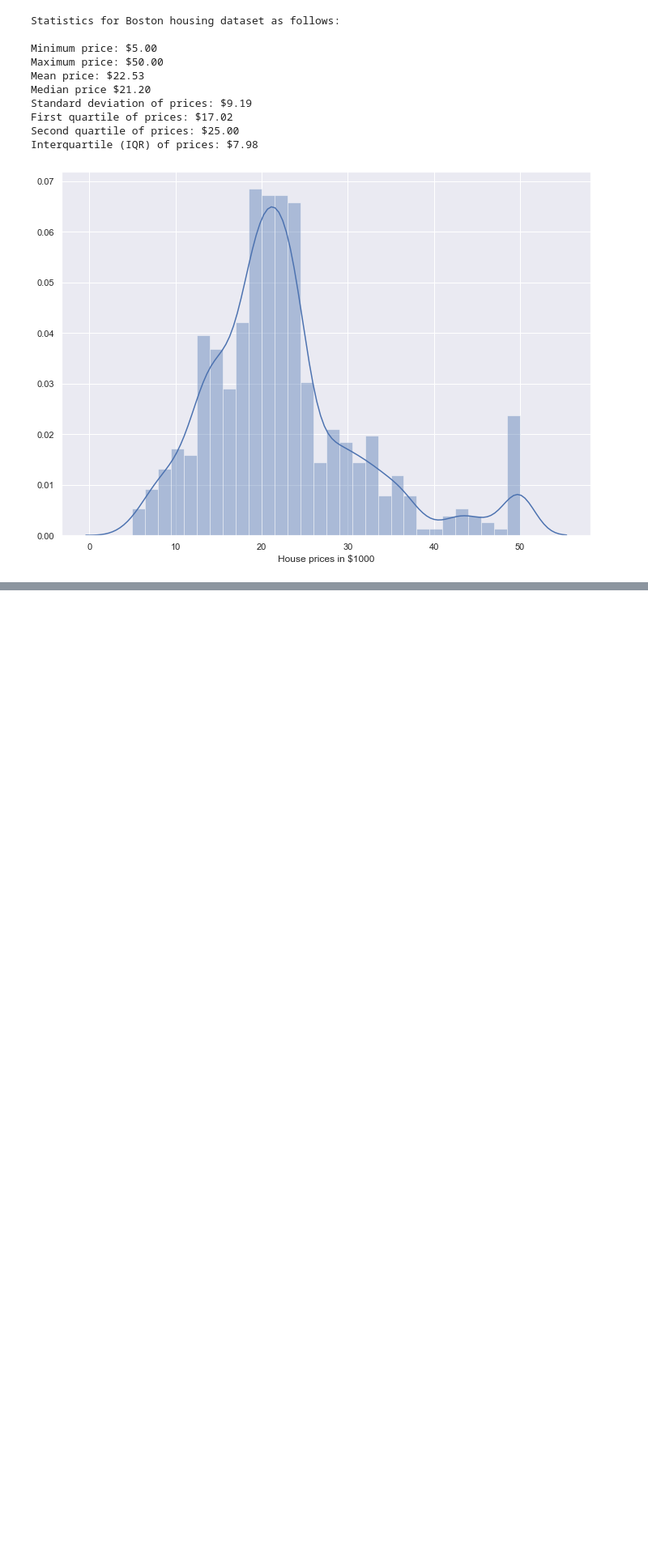
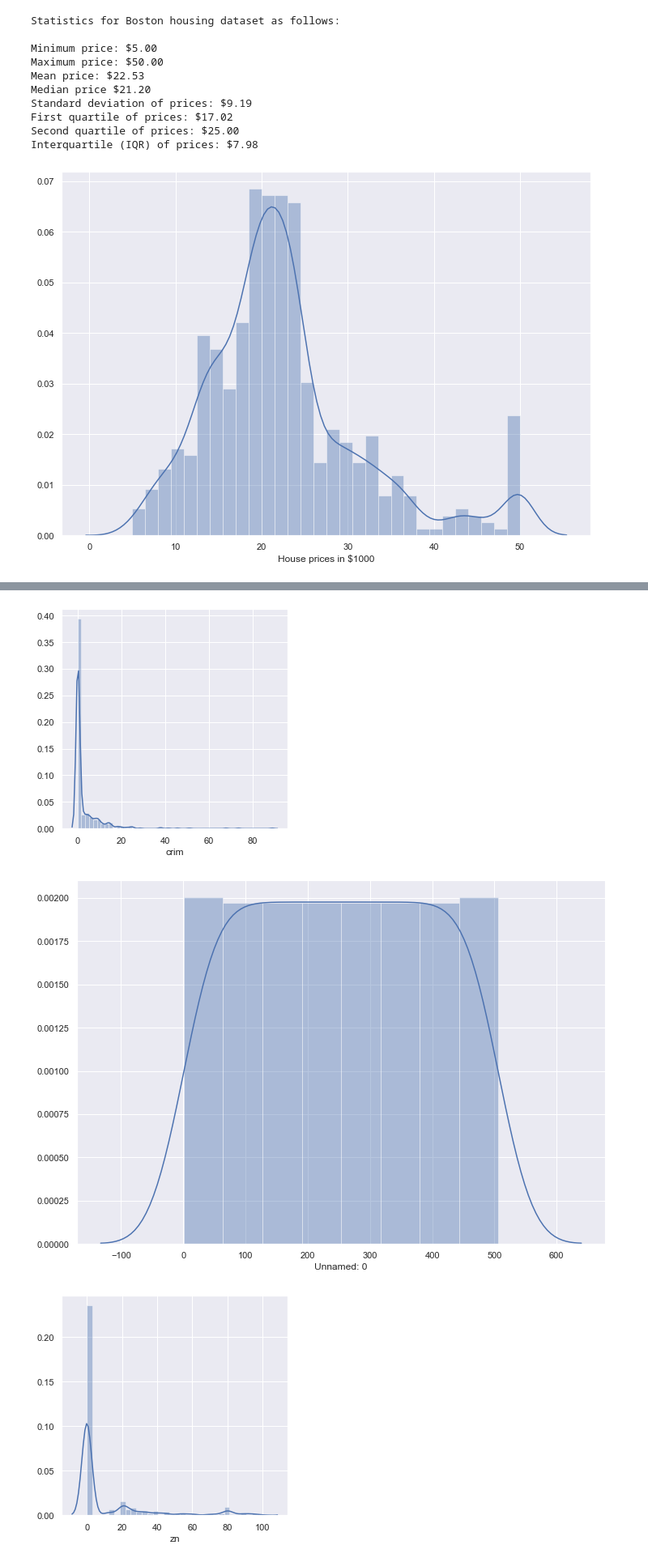
Before and after one commit to eamonnofarrell/Machine-Learning-Assessment2019, a Jupyter notebook: Machine-Learning-Assignment.ipynb, the cells around one changed output, grey strips where cells are left out. Shown: that part at 81% size. Cells and saved outputs as stored; diff of their text form; code cells hidden in the pictures; blank space fills up the shorter version.

```diff
--- a/Machine-Learning-Assignment.ipynb
+++ b/Machine-Learning-Assignment.ipynb
@@ -146,0 +192,10 @@ Warnings:
+# %%
+for i, col in enumerate(df.columns):
+    fig=plt.figure(figsize=(5,5))
+    plt.figure(i)
+    sns.distplot(df[col])
+    #sns.scatterplot(data)
+# %% [output]
+[figure, added]
+[figure, added]
+[figure, added]
```
Also changed, not shown: parts of 15 cells of this notebook.
